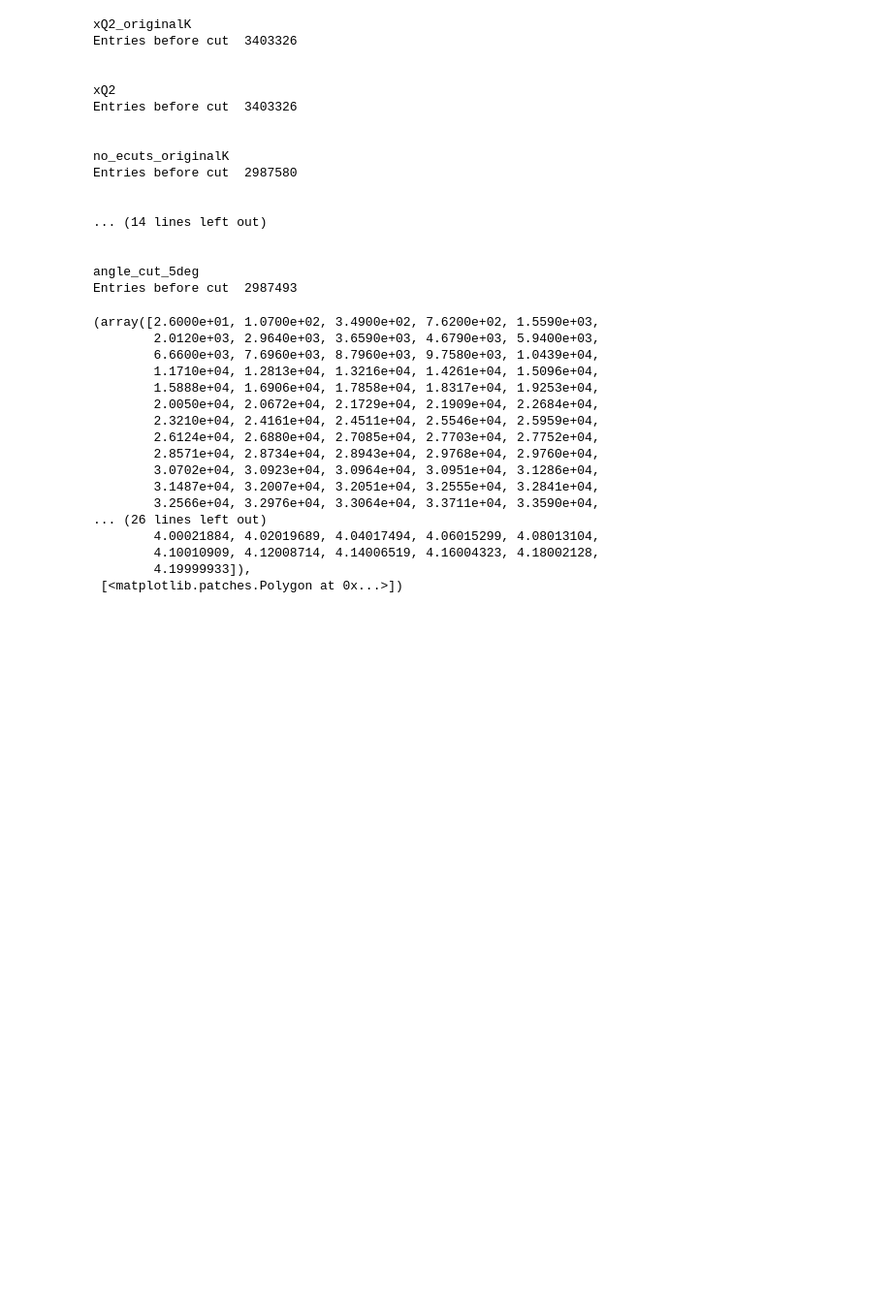
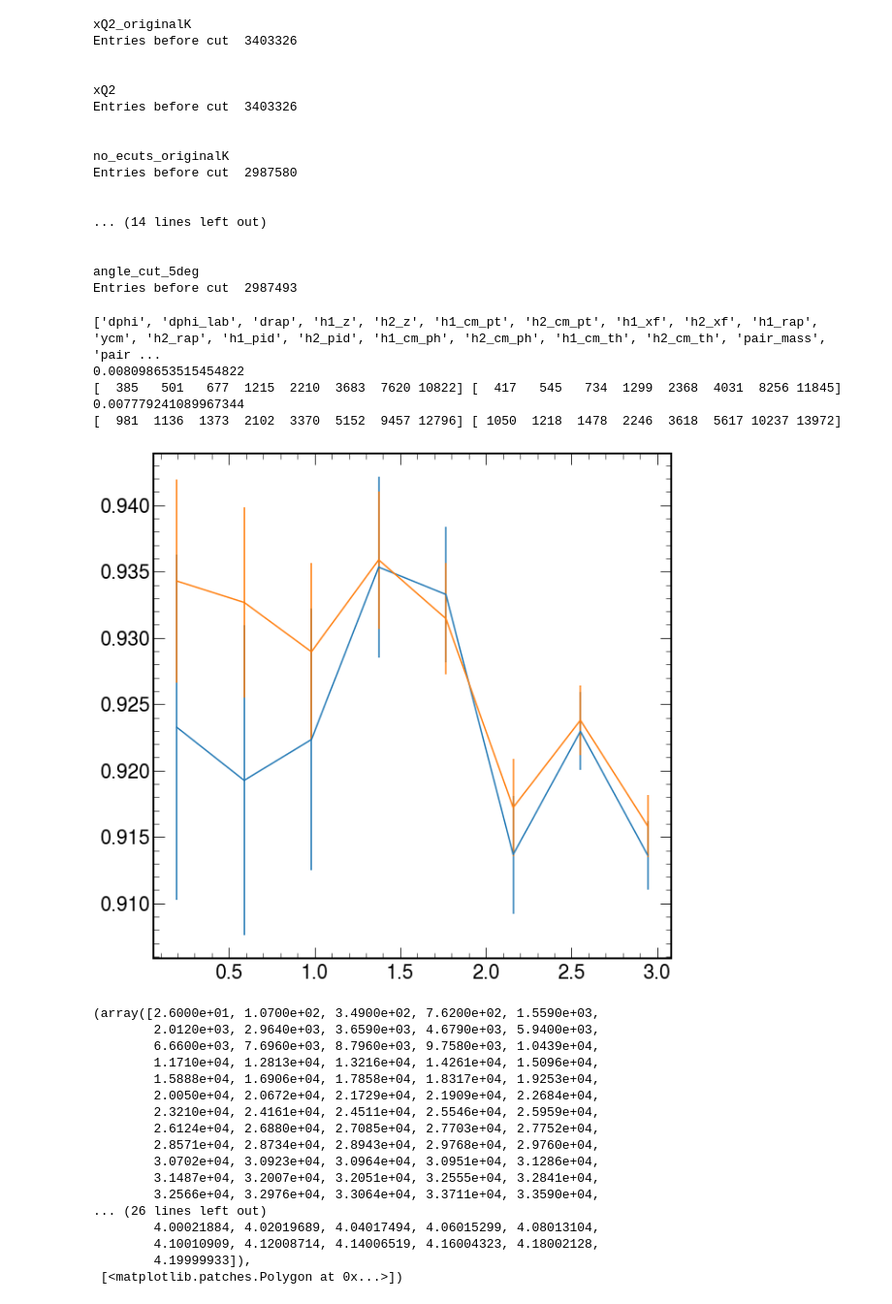
Before and after one commit to smoranvas/di-hadron, a Jupyter notebook: MixEventVsMCTests.ipynb, the cells around one changed output. Shown at 97% size. Cells and saved outputs as stored; diff of their text form; code cells hidden in the pictures; blank space fills up the shorter version.

```diff
--- a/MixEventVsMCTests.ipynb
+++ b/MixEventVsMCTests.ipynb
@@ -78,6 +78,13 @@ imp.reload(R2h_module)
 
 import mplhep as hep
 hep.style.use("CMS")
+# %%
+def getdatainChunks(filename,treename):
+    dataframe =pd.DataFrame()
+    file = uproot.open(filename)
+    tree=file[treename]
+    df=tree.arrays(filter_name='*',library='pd')
+    return df
 # %%
 dfs_mixed={}
 # %%
@@ -185,10 +192,43 @@ Entries before cut  2987493
 # %%
 dfs_mc={}
 
-dfs_mc['D'] =  root_pandas.read_root("/home/sebouh/CreatePairTuples/MC_Pairs_weighted_D.root","D")
+dfs_mc['D'] =  getdatainChunks("/home/sebouh/CreatePairTuples/MC_Pairs_weighted_D.root","D")
 # %%
-#dfs_mc['D_unprocessed'] =  root_pandas.read_root("MC_Pairs_D_no_h2_kin_cuts.root","D")
-dfs_mc['D_unprocessed'] = root_pandas.read_root("MC_Pairs_D_keep_all.root","D")
+#dfs_mc['D_unprocessed'] =  getdatainChunks("MC_Pairs_D_no_h2_kin_cuts.root","D")
+dfs_mc['D_unprocessed'] = getdatainChunks("MC_Pairs_D_keep_all.root","D")
+# %%
+df = dfs_mc['D_unprocessed']
+print(list(df.columns))
+for i in range(2):
+    df.eval('h1_p=sqrt(h1_z**2*nu**2-.1396**2)',inplace=True)
+    df.eval('h2_p=sqrt(h2_z**2*nu**2-.1396**2)',inplace=True)
+    df.eval('h2_truth_p=sqrt(h2_truth_z**2*nu_truth**2-.1396**2)',inplace=True)
+    q="Q2_truth>1 and .9383**2+2*.9383*nu_truth-Q2_truth>4 and nu_truth>2.3 and nu_truth<4.2"
+    q+=" and h1_truth_z>0.5 and h2_truth_z>0.05 and h2_truth_z<0.45 and h2_truth_p>.350 and h2_truth_pid==-211 and h1_truth_pid==211  and h1_truth_th>10"
+    if i == 0:
+        q+=" and h1_truth_cm_pt>0.25 and h2_truth_cm_pt>0.25"
+    q+= " and ((h2_truth_th>25 and h2_truth_p>0.7) or (h2_truth_p>0.5 & h2_truth_th>30) or (h2_truth_th>40))"
+    denom,x=np.histogram(df.query(q).dphi_truth, bins=np.linspace(0, np.pi, 9))
+    q= q+" and nu>0 and h1_p>0 and h2_p>0"
+
+    q += " and h2_pid==-211 and h2_z>0.05 and abs(h2_deltaZ)<3 and h2_FidCutPiPlus==1 and h2_cm_pt<99"
+    #q += " and abs(h2_th-h2_truth_th)<5 and abs(h1_th-h1_truth_th)<5 and h1_z>0.5"
+    #q += " and Q2>1 and (Q2-Q2_truth)/Q2_truth<.1 and TargType!=0 "
+
+    num, x=np.histogram(df.query(q).dphi_truth, bins=np.linspace(0, np.pi, 9))
+    bc=(x[1:]+x[:-1])/2.
+
+    r=num/denom
+    print(np.std(r)/np.mean(r))
+    plt.errorbar(bc,r, np.sqrt(num*(denom-num)/denom**3))
+    print(num, denom)
+# %% [output]
+['dphi', 'dphi_lab', 'drap', 'h1_z', 'h2_z', 'h1_cm_pt', 'h2_cm_pt', 'h1_xf', 'h2_xf', 'h1_rap', 'ycm', 'h2_rap', 'h1_pid', 'h2_pid', 'h1_cm_ph', 'h2_cm_ph', 'h1_cm_th', 'h2_cm_th', 'pair_mass', 'pair ...
+0.008098653515454822
+[  385   501   677  1215  2210  3683  7620 10822] [  417   545   734  1299  2368  4031  8256 11845]
+0.007779241089967344
+[  981  1136  1373  2102  3370  5152  9457 12796] [ 1050  1218  1478  2246  3618  5617 10237 13972]
+[figure, added]
 # %%
 plt.hist(dfs_mc['D_unprocessed'].query("Q2<0")['nu_truth'],bins=100, histtype='step')
 plt.hist(dfs_mc['D_unprocessed'].query("Q2>0")['nu_truth'],bins=100, histtype='step')
```
Also changed, not shown: parts of 8 cells of this notebook, 16 other files.
